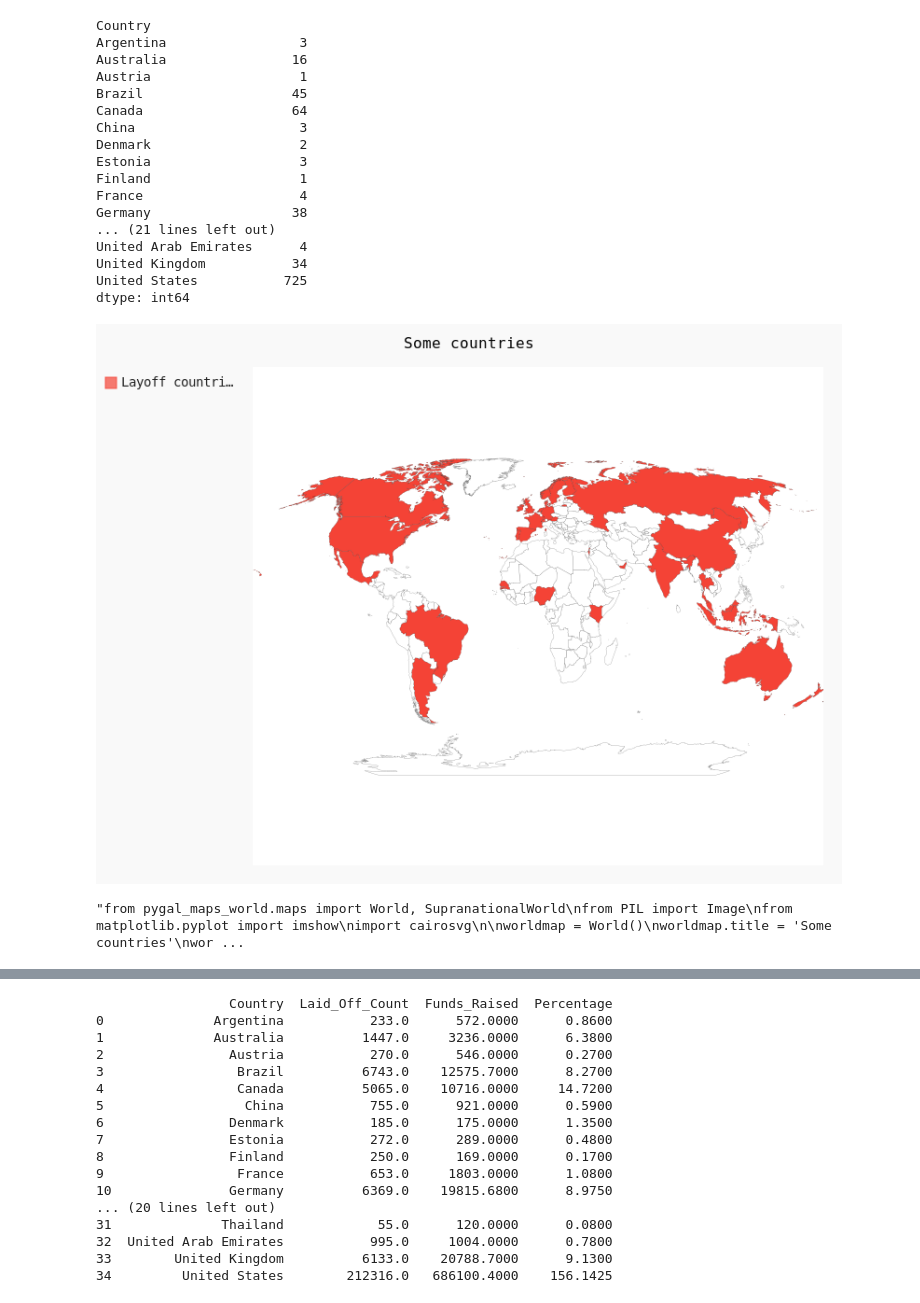
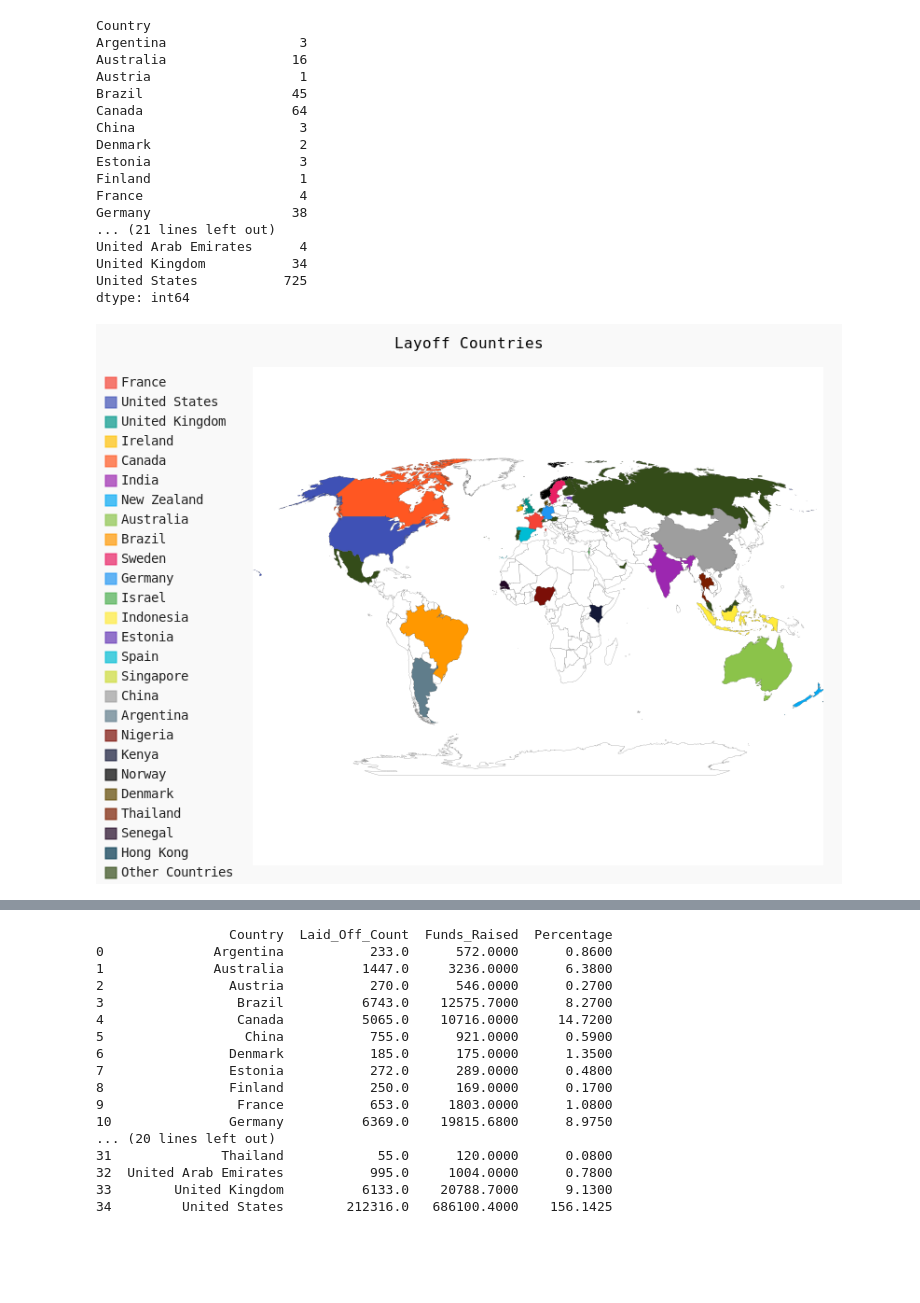
Before and after one commit to ChandaSourav/MachineLearning, a Jupyter notebook: layoffs-dataset.ipynb, the cells around one changed output, grey strips where cells are left out. Drawn from its saved outputs; the diff is of its cells as text; code cells hidden in the pictures; blank space fills up the shorter version.

Commit message:
| Layoffs Dataset |

```diff
--- a/layoffs-dataset.ipynb
+++ b/layoffs-dataset.ipynb
@@ -159,34 +160,35 @@ United Arab Emirates      4
 United Kingdom           34
 United States           725
 dtype: int64
-# %%
-from pygal_maps_world.maps import World, SupranationalWorld
-from PIL import Image
-from matplotlib.pyplot import imshow
-import cairosvg
-
-worldmap = World()
-worldmap.title = 'Some countries'
-worldmap.add('Layoff countries', ['fr', 'us', 'gb', 'ie', 'ca', 'in', 'nz', 'au', 'br', 'se', 'de', 'il', 'id', 'ee', 'es', 'sg', 'cn', 'ar', 'ng', 'ke', 'no', 'dk', 'th', 'sn', 'hk', 'ae', 'at', 'fi', 'my', 'mx', 'ru', 'sc', 'nl', 'ch', 'pt'])
-#worldmap_chart.render_to_file('chart.svg', show_legend=True, human_readable=True)
-# %% [output]
-[figure, removed]
 # %%
-'''from pygal_maps_world.maps import World, SupranationalWorld
-from PIL import Image
-from matplotlib.pyplot import imshow
-import cairosvg
+worldmap = World()
 
-worldmap = World()
-worldmap.title = 'Some countries'
+worldmap.title = 'Layoff Countries'
 worldmap.add('France', ['fr'])
 worldmap.add('United States', ['us'])
 worldmap.add('United Kingdom', ['gb'])
 worldmap.add('Ireland', ['ie'])
 worldmap.add('Canada', ['ca'])
 worldmap.add('India', ['in'])
 worldmap.add('New Zealand', ['nz'])
-worldmap.add('France', ['au''br''se''de''il''id''ee''es''sg''cn''ar''ng''ke''no''dk''th''sn''hk''ae''at''fi''my''mx''ru''sc''nl''ch''pt'])
-#worldmap_chart.render_to_file('chart.svg', show_legend=True, human_readable=True)'''
+worldmap.add('Australia', ['au'])
+worldmap.add('Brazil', ['br'])
+worldmap.add('Sweden', ['se'])
+worldmap.add('Germany', ['de'])
+worldmap.add('Israel', ['il'])
+worldmap.add('Indonesia', ['id'])
+worldmap.add('Estonia', ['ee'])
+worldmap.add('Spain', ['es'])
+worldmap.add('Singapore', ['sg'])
+worldmap.add('China', ['cn'])
+worldmap.add('Argentina', ['ar'])
+worldmap.add('Nigeria', ['ng'])
+worldmap.add('Kenya', ['ke'])
+worldmap.add('Norway', ['no'])
+worldmap.add('Denmark', ['dk'])
+worldmap.add('Thailand', ['th'])
+worldmap.add('Senegal', ['sn'])
+worldmap.add('Hong Kong', ['hk'])
+worldmap.add('Other Countries', ['ae', 'at', 'fi', 'my', 'mx', 'ru', 'sc', 'nl', 'ch', 'pt'])
 # %% [output]
-"from pygal_maps_world.maps import World, SupranationalWorld\nfrom PIL import Image\nfrom matplotlib.pyplot import imshow\nimport cairosvg\n\nworldmap = World()\nworldmap.title = 'Some countries'\nwor ...
+[figure, added]
```
Also changed, not shown: parts of 7 cells of this notebook.
